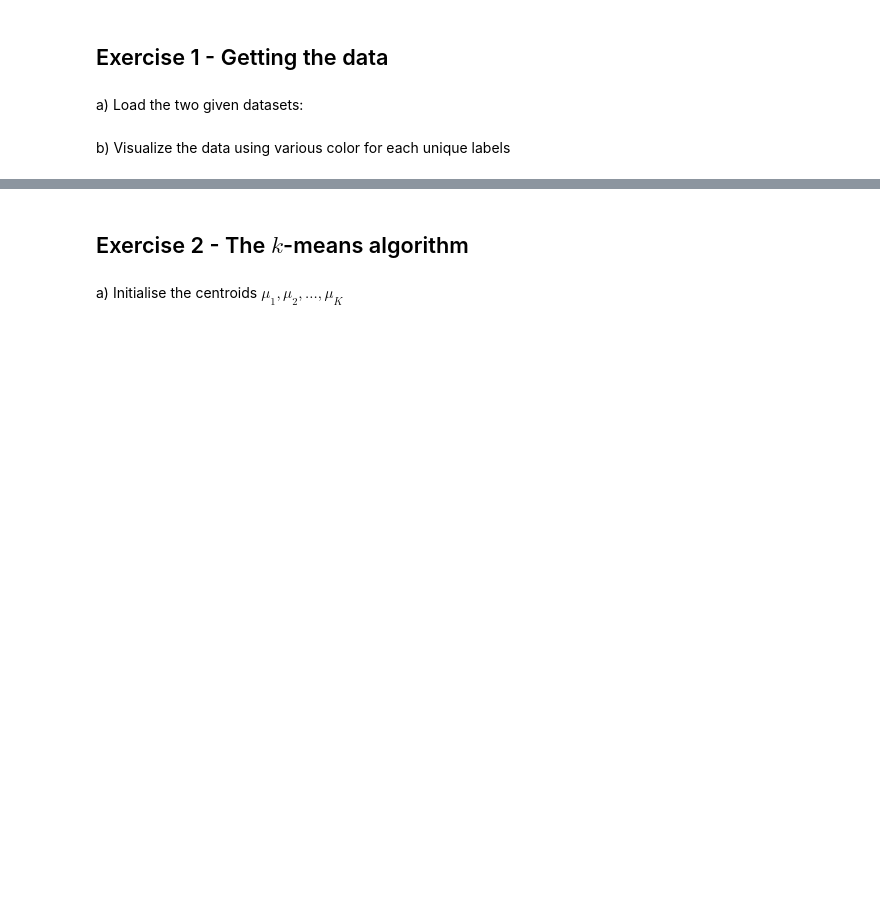
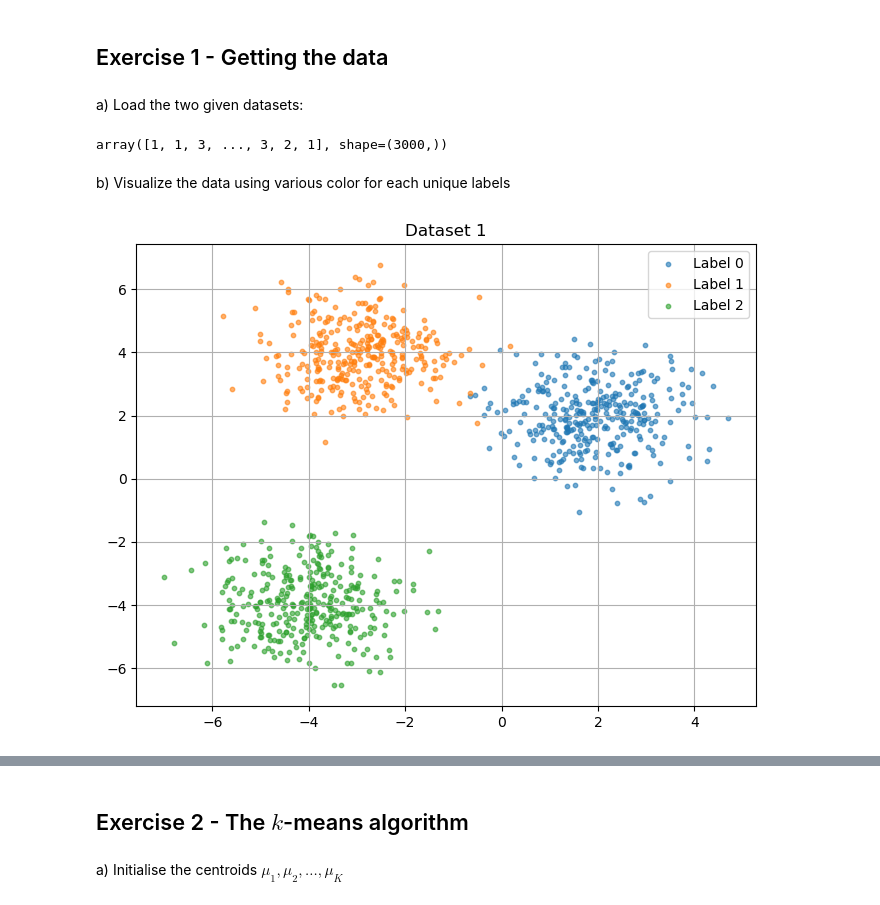
Before and after one commit to evarayHEIG/machle_labs, a Jupyter notebook: pw8/ex1-3-clustering-stud.ipynb, the cells around one changed output, grey strips where cells are left out. Drawn from its saved outputs; the diff is of its cells as text; code cells hidden in the pictures; blank space fills up the shorter version.

```diff
--- a/pw8/ex1-3-clustering-stud.ipynb
+++ b/pw8/ex1-3-clustering-stud.ipynb
@@ -14,8 +14,22 @@ from math import sqrt
 # %% [markdown]
 a) Load the two given datasets:
 # %%
-# Your code here
+data1, label1 = pickle.load(open("dataset_1.pkl", "rb"), encoding ="latin1")
+data2, label2 = pickle.load(open("dataset_2.pkl", "rb"), encoding ="latin1")
+# %%
+label2
+# %% [output]
+array([1, 1, 3, ..., 3, 2, 1], shape=(3000,))
 # %% [markdown]
 b) Visualize the data using various color for each unique labels
 # %%
-# Your code here
+plt.figure(figsize=(8, 6))
+unique_labels = np.unique(label1)
+for lbl in unique_labels:
+    plt.scatter(data1[label1 == lbl, 0], data1[label1 == lbl, 1], label=f'Label {lbl}', s=10, alpha=0.6)
+plt.title('Dataset 1')
+plt.grid()
+plt.legend()
+plt.show()
+# %% [output]
+[figure, added]
```
Also changed, not shown: parts of 8 cells of this notebook.
